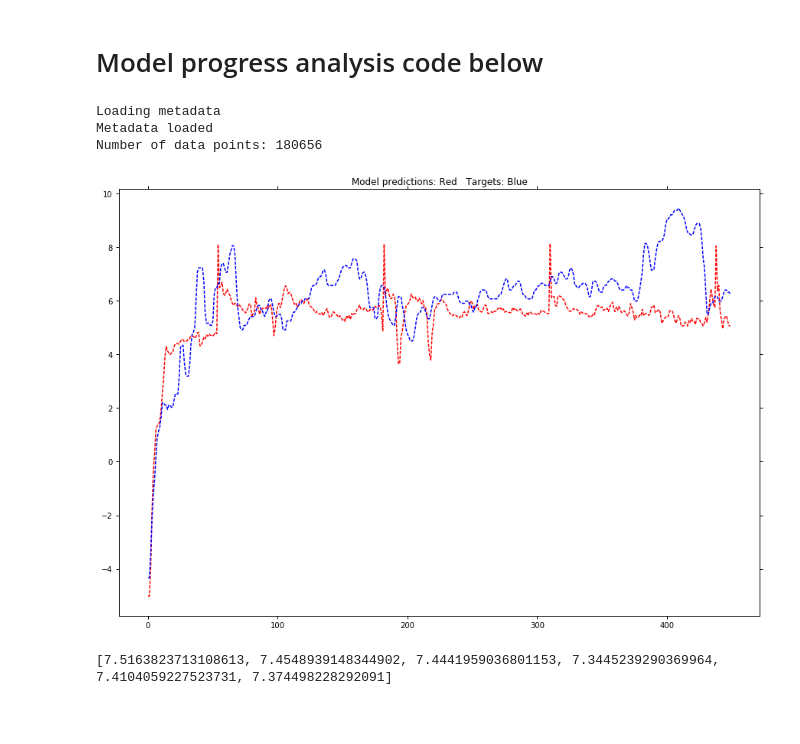
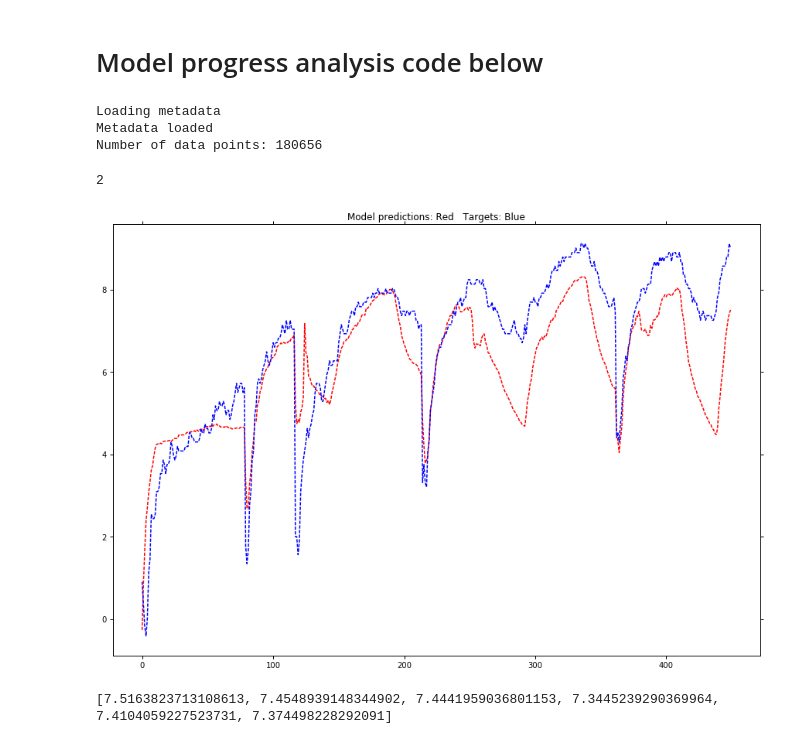
Before and after one commit to Epist/endomondo_inference, a Jupyter notebook: Keras_playground.ipynb, the cells around one changed output. Saved outputs shown, nothing was run; the diff lists cells and outputs as text; code cells hidden in the pictures; blank space fills up the shorter version.

```diff
--- a/Keras_playground.ipynb
+++ b/Keras_playground.ipynb
@@ -359,20 +366,57 @@ preds.extend(predictions[3][0:66])
 pred_targets.flatten()[0:5]
 # %% [markdown]
 # Model progress analysis code below
-# %%
-#Load a saved model and predict some stuff from the validation set
-
-endoFeatures = ["sport", "heart_rate", "gender", "altitude", "time_elapsed", "distance", "new_workout", "derived_speed", "userId"]
-endo_reader = dataInterpreter(fn=data_path, scaleVals=True, trimmed_workout_length=trimmed_workout_len)
-endo_reader.buildDataSchema(endoFeatures, targetAtt, trainValTestSplit, zMultiple)
-# %% [output]
-Loading metadata
-Metadata loaded
-Number of data points: 180656
+# %%
+#Load a saved model and predict some stuff from the validation set
+
+%matplotlib inline
+from __future__ import print_function
+from keras.models import Sequential
+from keras.layers import Dense, Activation, Dropout
+from keras.layers import LSTM
+from keras.layers.core import Reshape
+from keras.utils.data_utils import get_file
+import numpy as np
+import random
+import sys
+
+from __future__ import absolute_import
+from __future__ import division
+from __future__ import print_function
+from data_interpreter_Keras_multiTarget import dataInterpreter, metaDataEndomondo
+from inputManager import inputManager
+import matplotlib
+#matplotlib.use('agg')
+import matplotlib.pyplot as plt
+
+zMultiple = 5
+
+trimmed_workout_len = 450
+num_steps = 128
+batch_size_m = 64
+targetAtts = ["heart_rate"]
+data_path = "../multimodalDBM/endomondoHR_proper.json"
+#data_path = "../multimodalDBM/endomondoHR_proper_newmeta.json"
+trainValTestSplit = [0.8, 0.1, 0.1]
+
+
+#endoFeatures = ["sport", "heart_rate", "gender", "altitude", "time_elapsed", "distance", "new_workout", "derived_speed", "userId"] #, "mean_speed", "mean_hr", "total_time"]
+endoFeatures = ["heart_rate", "new_workout", "gender", "sport", "userId", "altitude", "distance", "derived_speed", "time_elapsed"]
+#inputOrderNames = [x for x in endoFeatures if x!=targetAtt]
+endo_reader = dataInterpreter(fn=data_path, scaleVals=True, trimmed_workout_length=trimmed_workout_len, scaleTargets=True)
+endo_reader.buildDataSchema(endoFeatures, targetAtts, trainValTestSplit, zMultiple=zMultiple)
+
+input_dim = endo_reader.getInputDim(targetAtts)
+target_dim = endo_reader.getTargetDim(targetAtts)
+# %% [output]
+Loading metadata
+Metadata loaded
+Number of data points: 180656
 # %%
 from keras.models import load_model
 #model = load_model("model_states/no_user_keras_test_epoch_16")
-model = load_model("model_states/keras_test_epoch_13")
+model = load_model("model_states/keras__all08_06PM_March_19_2017_bestValidScore")
+#keras__all08_06PM_March_19_2017_epoch_20
 
 pred_gen = endo_reader.endoIteratorSupervised(batch_size_m, num_steps, "valid")
 pred_inputs, pred_targets = pred_gen.next()
@@ -381,16 +425,19 @@ predictions = model.predict_on_batch(pred_inputs)
 # %%
 #Plot the predictions vs the targets...
 
-workout_number = 5
+workout_number = 2
+#workout_number += 1
+print(workout_number)
 
 indices=np.array(range(trimmed_workout_len))
 plt.figure(num=None, figsize=(15, 10), dpi=100, facecolor='w', edgecolor='k')
 plt.plot(indices, predictions.flatten()[trimmed_workout_len*workout_number:trimmed_workout_len*(workout_number+1)], 'r--', indices,
          pred_targets.flatten()[trimmed_workout_len*workout_number:trimmed_workout_len*(workout_number+1)], 'b--')
 plt.title("Model predictions: Red   Targets: Blue")
 plt.show()
 # %% [output]
+2
-[figure, old version]
+[figure, new version]
 # %%
 #target_fn = "/home/lmuhlste/endomondo_inference/logs/kerasmodel_history_no_user_keras_test_valid_epoch_"
 target_fn = "/home/lmuhlste/endomondo_inference/logs/keras/model_valid_score_keras_test_epoch_"
```
Also changed, not shown: parts of 14 cells of this notebook, 8 other files.
